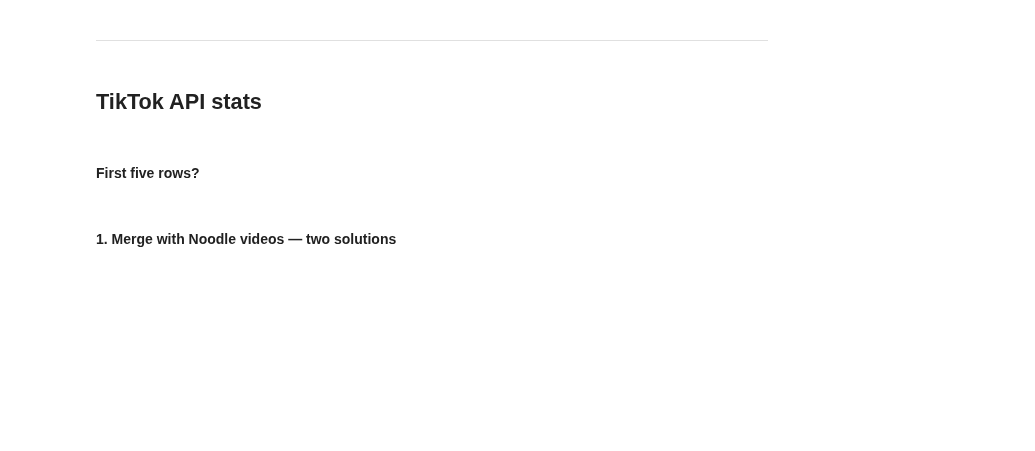
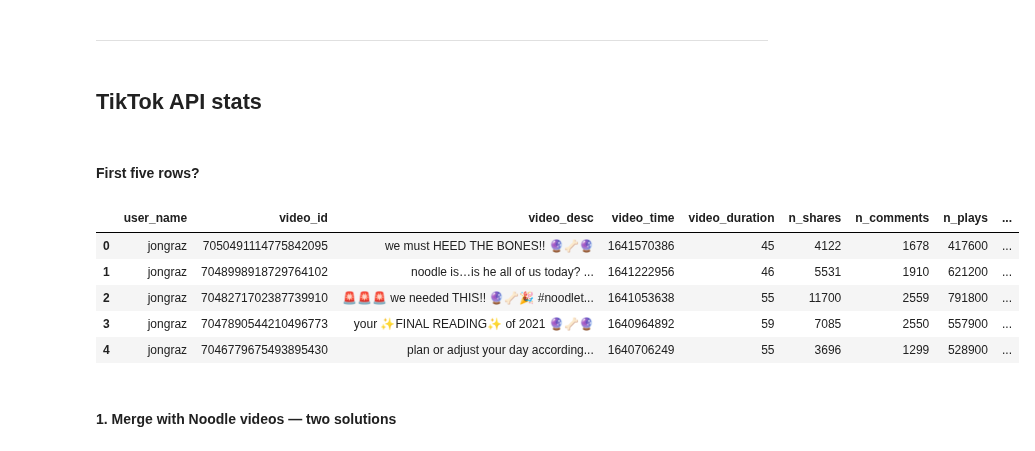
Before and after one commit to stiles/usc, a Jupyter notebook: notebooks/student_demos/02_pandas_basics_continued_demo.ipynb, the cells around one changed output. Drawn from its saved outputs; the diff is of its cells as text; code cells hidden in the pictures; blank space fills up the shorter version.

```diff
--- a/notebooks/student_demos/02_pandas_basics_continued_demo.ipynb
+++ b/notebooks/student_demos/02_pandas_basics_continued_demo.ipynb
@@ -42,3 +144,12 @@ stats = pd.read_csv('../../data/raw/jon_graz_stats.csv')
 ## TikTok API stats
 # %% [markdown]
 #### First five rows?
+# %%
+stats.head()
+# %% [output]
+|  | user_name | video_id | video_desc | video_time | video_duration | n_shares | n_comments | n_plays | ... |
+| 0 | jongraz | 7050491114775842095 | we must HEED THE BONES!! 🔮🦴🔮 | 1641570386 | 45 | 4122 | 1678 | 417600 | ... |
+| 1 | jongraz | 7048998918729764102 | noodle is…is he all of us today? ... | 1641222956 | 46 | 5531 | 1910 | 621200 | ... |
+| 2 | jongraz | 7048271702387739910 | 🚨🚨🚨 we needed THIS!! 🔮🦴🎉 #noodlet... | 1641053638 | 55 | 11700 | 2559 | 791800 | ... |
+| 3 | jongraz | 7047890544210496773 | your ✨FINAL READING✨ of 2021 🔮🦴🔮 | 1640964892 | 59 | 7085 | 2550 | 557900 | ... |
+| 4 | jongraz | 7046779675493895430 | plan or adjust your day according... | 1640706249 | 55 | 3696 | 1299 | 528900 | ... |
```
Also changed, not shown: parts of 19 cells of this notebook, 1 other file.
